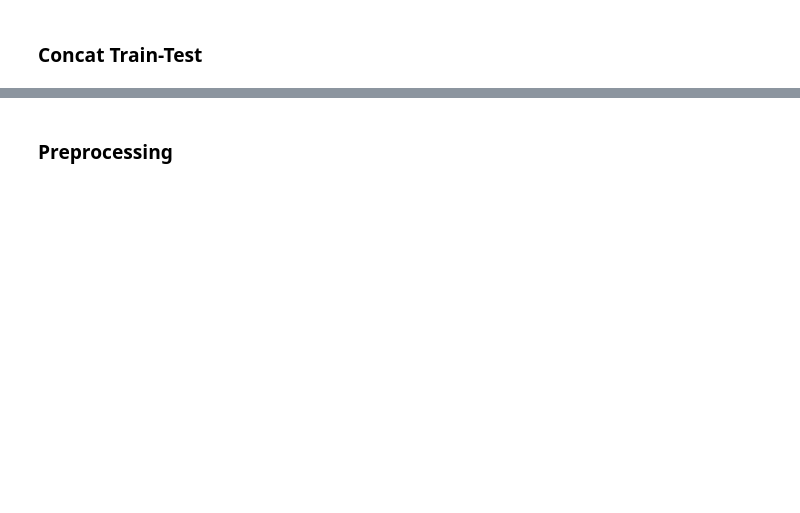
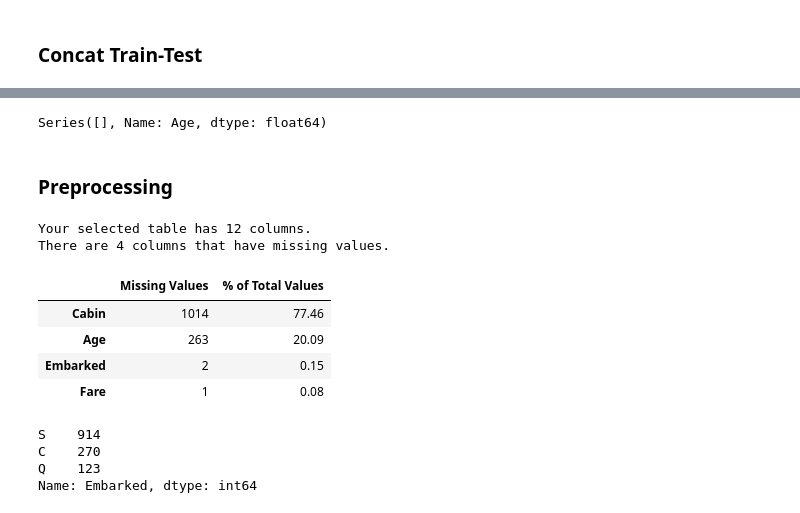
Before and after one commit to gregvidy/flask_ml_model_deployment, a Jupyter notebook: data_exploration.ipynb, the cells around one changed output, grey strips where cells are left out. Saved outputs shown, nothing was run; the diff lists cells and outputs as text; code cells hidden in the pictures; blank space fills up the shorter version.

```diff
--- a/data_exploration.ipynb
+++ b/data_exploration.ipynb
@@ -43,2 +95,35 @@ full_data.head()
+# %%
+full_data[full_data["Age"] <= 0]["Age"]
+# %% [output]
+Series([], Name: Age, dtype: float64)
 # %% [markdown]
 ### Preprocessing
+# %%
+def missing_val_table(df):
+    miss_val = df.isnull().sum()
+    miss_val_percentage = 100 * df.isnull().sum()/len(df)
+    miss_val_table = pd.concat([miss_val, miss_val_percentage], axis=1)
+    miss_val_table_rename_columns = miss_val_table.rename(columns = {0: 'Missing Values', 1: '% of Total Values'})
+    miss_val_table_rename_columns = miss_val_table_rename_columns[miss_val_table_rename_columns.iloc[:,1] != 0].sort_values(
+        '% of Total Values', ascending=False).round(2)
+    print ("Your selected table has " + str(df.shape[1]) + " columns.\n"
+           "There are " + str(miss_val_table_rename_columns.shape[0]) +
+           " columns that have missing values.")
+    return miss_val_table_rename_columns
+# %%
+missing_val_table(full_data)
+# %% [output]
+Your selected table has 12 columns.
+There are 4 columns that have missing values.
+|  | Missing Values | % of Total Values |
+| Cabin | 1014 | 77.46 |
+| Age | 263 | 20.09 |
+| Embarked | 2 | 0.15 |
+| Fare | 1 | 0.08 |
+# %%
+full_data.Embarked.value_counts()
+# %% [output]
+S    914
+C    270
+Q    123
+Name: Embarked, dtype: int64
```
Also changed, not shown: parts of 34 cells of this notebook.
